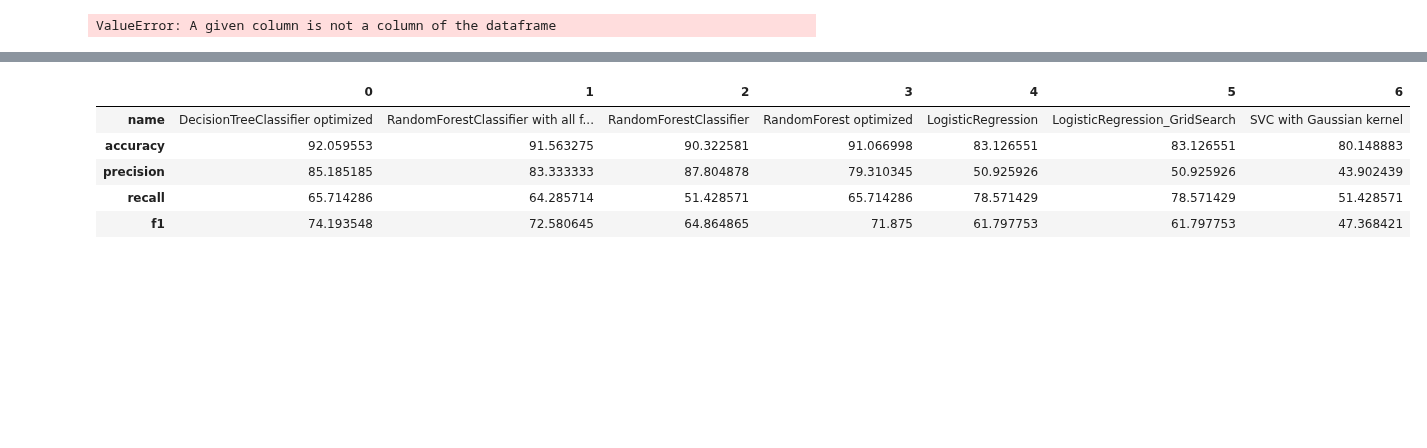
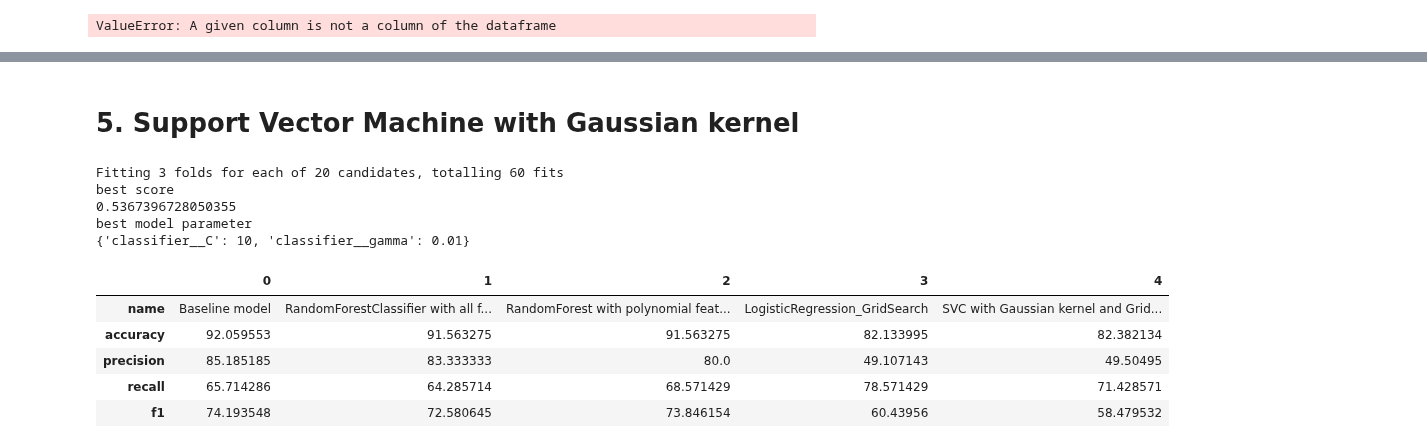
Before and after one commit to Kopy91/seer_breast_cancer, a Jupyter notebook: breast_cancer_ML.ipynb, the cells around one changed output, grey strips where cells are left out. Drawn from its saved outputs; the diff is of its cells as text; code cells hidden in the pictures; blank space fills up the shorter version.

```diff
--- a/breast_cancer_ML.ipynb
+++ b/breast_cancer_ML.ipynb
@@ -197,2 +211,7 @@ cat_cols.append('Estrogen_Progesteron_Status')
 # %% [markdown]
 # Baseline Model
+# %%
+# creating lists of categorical, ordinal and numerical columns
+cat_cols = ['Race', 'Marital Status', 'Estrogen Status', 'Progesterone Status', 'Estrogen_Progesteron_Status']
+ord_cols = ['T Stage', 'N Stage', '6th Stage', 'differentiate', 'A Stage']
+num_cols = [col for col in features_train.select_dtypes(include=["int64","float64"])]
@@ -258,13 +280,14 @@ We note that class_weights performs best for sampling. We will use the parameter
 # list of metrics of all models
 model_results = []
 # %%
-# baseline model
+# our baseline model
 
 pipeline_baseline = Pipeline([('preprocessing', ColumnTransformer(transformers=[
                             ('encoder', OneHotEncoder(handle_unknown='ignore'), cat_cols),
                             ('ord_transformer', OrdinalEncoder(), ord_cols)
                         ], remainder='passthrough')),
                         ('estimator', DecisionTreeClassifier(class_weight='balanced', random_state=42))])
+
 grid_tree = GridSearchCV(estimator=pipeline_baseline,
                         param_grid=search_space,
                         n_jobs=-1,
@@ -288,7 +311,7 @@ print("Baseline model", baseline_model)
 target_pred_tree = grid_tree.best_estimator_.predict(features_test)
 
 #save
-scores = {'name': "DecisionTreeClassifier optimized",
+scores = {'name': "Baseline model",
           'accuracy': accuracy_score(target_test, target_pred_tree) * 100,
           'precision': precision_score(target_test, target_pred_tree) * 100,
           'recall': recall_score(target_test, target_pred_tree) * 100,
@@ -697,5 +640,5 @@ pickle.dump(grid_rf, open('grid_rf.p', 'wb'))
 # %%
-# load grid_rf
-file_name = 'grid_rf.p'
+# load feature_selection
+file_name = 'feature_selection.p'
 #with (open(file_name, "rb")) as f:
-grid_rf = pickle.load(open(file_name, 'rb'))
+feature_selection = pickle.load(open(file_name, 'rb'))
@@ -998,39 +972,74 @@ pickle.dump(grid_log, open('grid_log.p', 'wb'))
 # load grid_log
 file_name = 'grid_log.p'
 grid_log = pickle.load(open(file_name, 'rb'))
+# %% [markdown]
+# 5. Support Vector Machine with Gaussian kernel
 # %%
 #Support Vector Machine with Gaussian kernel
+# running time: 12.9s
+
 from sklearn.svm import SVC
 
 # create Pipeline
 pipeline_svc = Pipeline([('preprocessing', ColumnTransformer(transformers=[
                     ('encoder', OneHotEncoder(handle_unknown='ignore'), cat_cols),
                      ('ord_transformer', OrdinalEncoder(), ord_cols)
                     ], remainder='passthrough')),
                     ('scaler', StandardScaler()),
                     ('classifier', SVC(C=1000, kernel="rbf", gamma='scale', class_weight='balanced', random_state=42))])
 
-#fit Model
-pipeline_svc.fit(features_train, target_train)
+# create k values
+k = np.geomspace(1,1000,10, dtype="int")
+k = np.unique(k)
 
+# Create the parameter grid
+grid_search_svc = [{'classifier__C':[0.1,1, 10, 100],
+                   'classifier__gamma':[0.001,0.01,0.1, 1, 10]
+                    }]
+
+# Create an instance of GridSearch Cross-validation estimator
+grid_svc = GridSearchCV(estimator=pipeline_svc,
+                     param_grid = grid_search_svc,
+                     scoring='f1',
+                     cv=3,
+                     verbose =1,
+                     n_jobs=-1)
+
+# fit the Model
+grid_svc.fit(features_train, target_train)
+
+# Print the training score of the best model
+print("best score")
+print(grid_svc.best_score_)
+
+# Print the model parameters of the best model
+print("best model parameter")
+print(grid_svc.best_params_)
+
+# Print the test score of the best model
 #predict
-target_test_pred_rfb = pipeline_svc.predict(features_test)
+target_test_pred_svc_grid = grid_svc.predict(features_test)
 
 #save
-scores = {'name': "SVC with Gaussian kernel",
-          'accuracy': accuracy_score(target_test, target_test_pred_rfb) * 100,
-          'precision': precision_score(target_test, target_test_pred_rfb) * 100,
-          'recall': recall_score(target_test, target_test_pred_rfb) * 100,
-          'f1': f1_score(target_test, target_test_pred_rfb) * 100,
+scores = {'name': "SVC with Gaussian kernel and GridSearch",
+          'accuracy': accuracy_score(target_test, target_test_pred_svc_grid) * 100,
+          'precision': precision_score(target_test, target_test_pred_svc_grid) * 100,
+          'recall': recall_score(target_test, target_test_pred_svc_grid) * 100,
+          'f1': f1_score(target_test, target_test_pred_svc_grid) * 100,
          }
 model_results.append(scores)
 
 #show results
 pd.DataFrame(model_results).T
 # %% [output]
+Fitting 3 folds for each of 20 candidates, totalling 60 fits
+best score
+0.5367396728050355
+best model parameter
+{'classifier__C': 10, 'classifier__gamma': 0.01}
-|  | 0 | 1 | 2 | 3 | 4 | 5 | 6 |
-| name | DecisionTreeClassifier optimized | RandomForestClassifier with all f... | RandomForestClassifier | RandomForest optimized | LogisticRegression | LogisticRegression_GridSearch | SVC with Gaussian kernel |
-| accuracy | 92.059553 | 91.563275 | 90.322581 | 91.066998 | 83.126551 | 83.126551 | 80.148883 |
-| precision | 85.185185 | 83.333333 | 87.804878 | 79.310345 | 50.925926 | 50.925926 | 43.902439 |
-| recall | 65.714286 | 64.285714 | 51.428571 | 65.714286 | 78.571429 | 78.571429 | 51.428571 |
-| f1 | 74.193548 | 72.580645 | 64.864865 | 71.875 | 61.797753 | 61.797753 | 47.368421 |
+|  | 0 | 1 | 2 | 3 | 4 |
+| name | Baseline model | RandomForestClassifier with all f... | RandomForest with polynomial feat... | LogisticRegression_GridSearch | SVC with Gaussian kernel and Grid... |
+| accuracy | 92.059553 | 91.563275 | 91.563275 | 82.133995 | 82.382134 |
+| precision | 85.185185 | 83.333333 | 80.0 | 49.107143 | 49.50495 |
+| recall | 65.714286 | 64.285714 | 68.571429 | 78.571429 | 71.428571 |
+| f1 | 74.193548 | 72.580645 | 73.846154 | 60.43956 | 58.479532 |
```
Also changed, not shown: parts of 74 cells of this notebook, 5 other files.
